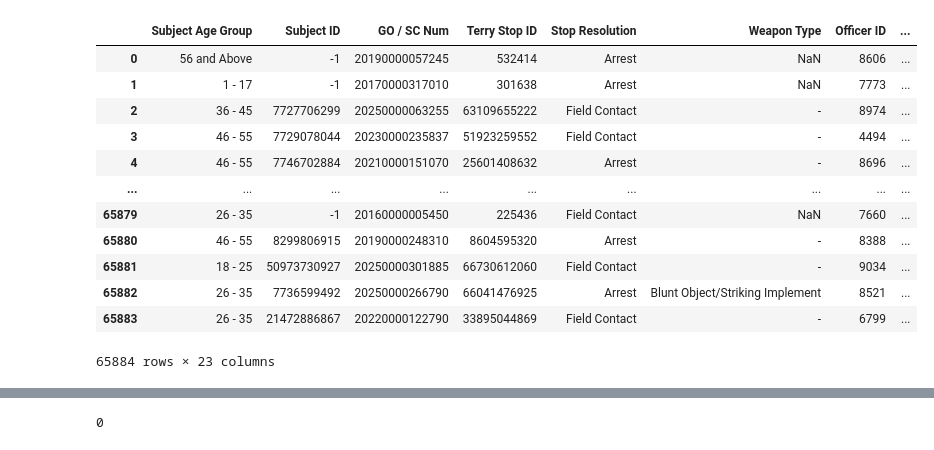
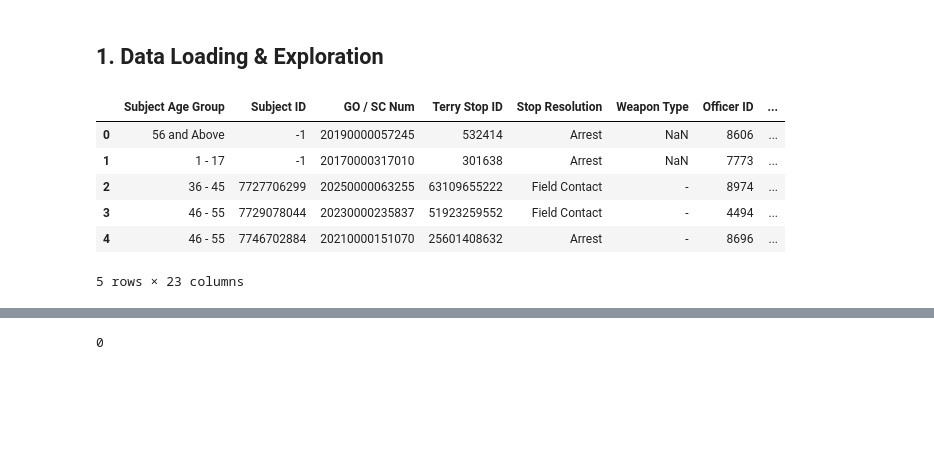
Before and after one commit to Felo-kip/Terrystops, a Jupyter notebook: index.ipynb, the cells around one changed output, grey strips where cells are left out. Saved outputs shown, nothing was run; the diff lists cells and outputs as text; code cells hidden in the pictures; blank space fills up the shorter version.

```diff
--- a/index.ipynb
+++ b/index.ipynb
@@ -12,19 +23,15 @@ import joblib
+# %% [markdown]
+## 1. Data Loading & Exploration
 # %%
-# Loading the dataset
+# LOADING THE DATASET
 df = pd.read_csv("Terry_Stops_20251225.csv")
-df
+df.head()
 # %% [output]
 |  | Subject Age Group | Subject ID | GO / SC Num | Terry Stop ID | Stop Resolution | Weapon Type | Officer ID | ... |
 | 0 | 56 and Above | -1 | 20190000057245 | 532414 | Arrest | NaN | 8606 | ... |
 | 1 | 1 - 17 | -1 | 20170000317010 | 301638 | Arrest | NaN | 7773 | ... |
 | 2 | 36 - 45 | 7727706299 | 20250000063255 | 63109655222 | Field Contact | - | 8974 | ... |
 | 3 | 46 - 55 | 7729078044 | 20230000235837 | 51923259552 | Field Contact | - | 4494 | ... |
 | 4 | 46 - 55 | 7746702884 | 20210000151070 | 25601408632 | Arrest | - | 8696 | ... |
-| ... | ... | ... | ... | ... | ... | ... | ... | ... |
-| 65879 | 26 - 35 | -1 | 20160000005450 | 225436 | Field Contact | NaN | 7660 | ... |
-| 65880 | 46 - 55 | 8299806915 | 20190000248310 | 8604595320 | Arrest | - | 8388 | ... |
-| 65881 | 18 - 25 | 50973730927 | 20250000301885 | 66730612060 | Field Contact | - | 9034 | ... |
-| 65882 | 26 - 35 | 7736599492 | 20250000266790 | 66041476925 | Arrest | Blunt Object/Striking Implement | 8521 | ... |
-| 65883 | 26 - 35 | 21472886867 | 20220000122790 | 33895044869 | Field Contact | - | 6799 | ... |
-65884 rows × 23 columns
+5 rows × 23 columns
 # %%
```
Also changed, not shown: parts of 54 cells of this notebook.
